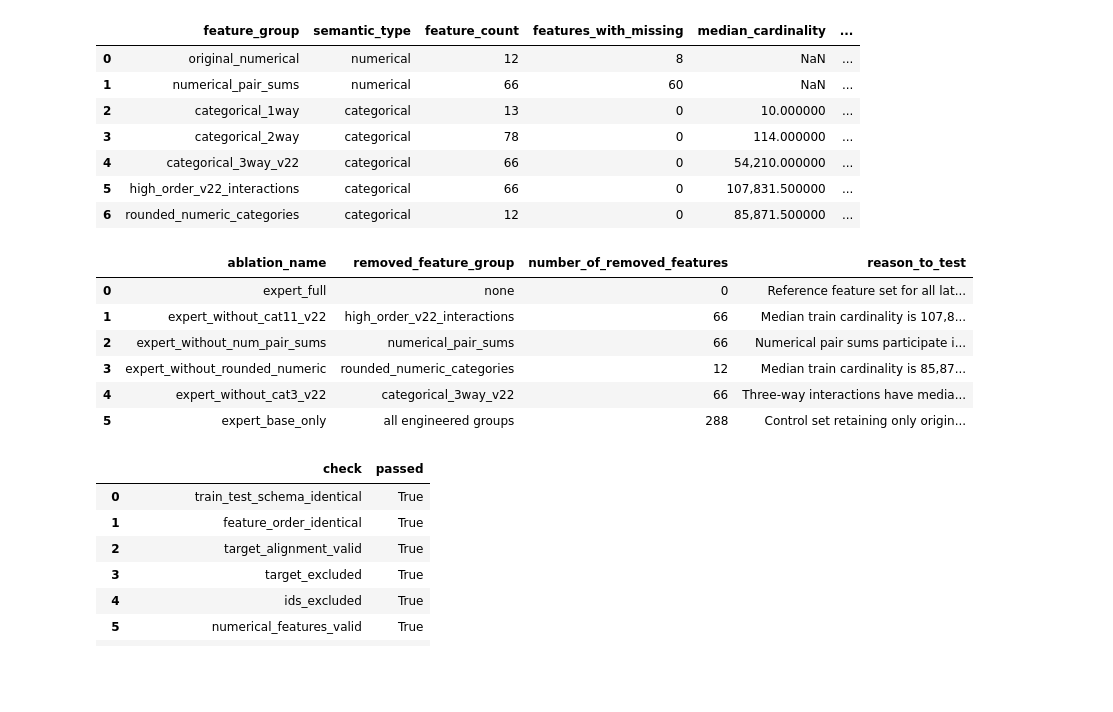
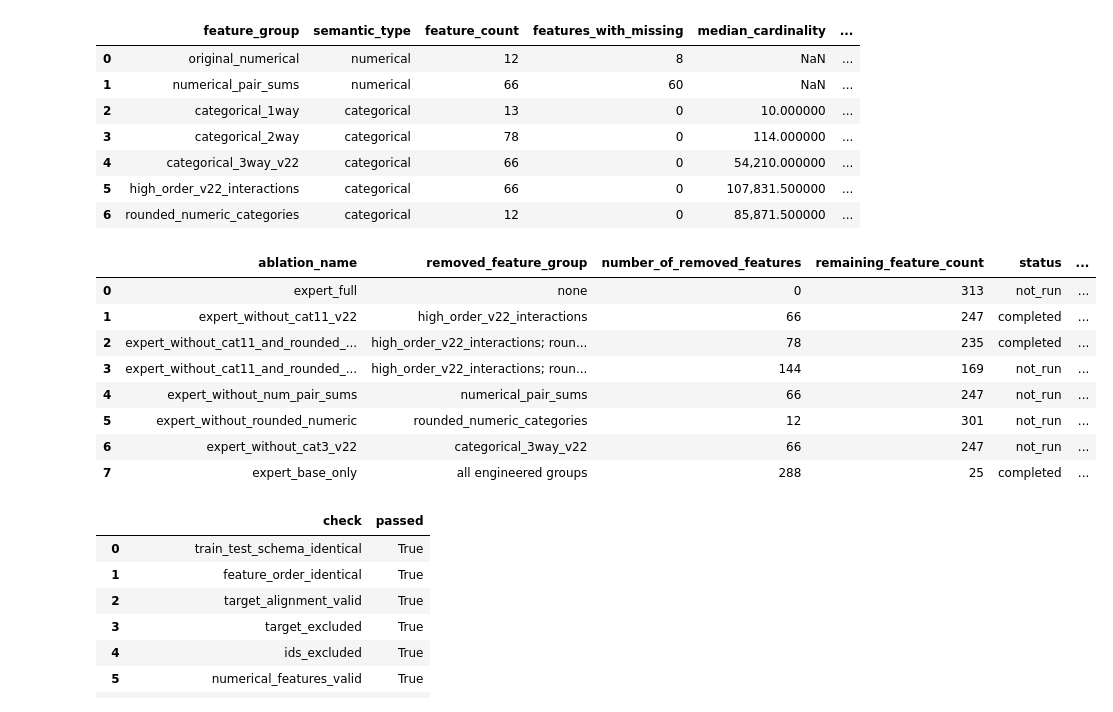
Before and after one commit to PNT131ITMO/Intelligent-Insurance-Claims-Triage-System, a Jupyter notebook: notebooks/feature_analysis.ipynb, the cells around one changed output. Cells and saved outputs as stored; diff of their text form; code cells hidden in the pictures; blank space fills up the shorter version.

Commit message:
Expert_without_cat11_and_rounded_numeric

```diff
--- a/notebooks/feature_analysis.ipynb
+++ b/notebooks/feature_analysis.ipynb
@@ -585,33 +585,76 @@ display(feature_family_health)
 # %%
 def family_value(table: pd.DataFrame, group: str, column: str) -> float:
     return float(table.loc[table["feature_group"].eq(group), column].iloc[0])
 
 cat11_cardinality = family_value(cardinality_by_group, "high_order_v22_interactions", "median_train_cardinality")
 cat11_shift = categorical_shift.loc[categorical_shift["feature_group"].eq("high_order_v22_interactions"), "shift_value"].median()
 rounded_cardinality = family_value(cardinality_by_group, "rounded_numeric_categories", "median_train_cardinality")
 rounded_shift = categorical_shift.loc[categorical_shift["feature_group"].eq("rounded_numeric_categories"), "shift_value"].median()
 cat3_shift = categorical_shift.loc[categorical_shift["feature_group"].eq("categorical_3way_v22"), "shift_value"].median()
 pair_sum_correlations = ((numerical_correlations["group_a"].eq("numerical_pair_sums")) | (numerical_correlations["group_b"].eq("numerical_pair_sums"))).sum()
 
+feature_counts = manifest["generated_feature_counts"]
+total_feature_count = X_train.shape[1]
+base_feature_count = feature_counts["original_numerical"] + feature_counts["categorical_1way"]
+
 ablation_candidates = pd.DataFrame([
-    {"ablation_name": "expert_full", "removed_feature_group": "none", "number_of_removed_features": 0, "reason_to_test": "Reference feature set for all later comparisons."},
-    {"ablation_name": "expert_without_cat11_v22", "removed_feature_group": "high_order_v22_interactions", "number_of_removed_features": manifest["generated_feature_counts"]["high_order_v22_interactions"], "reason_to_test": f"Median train cardinality is {cat11_cardinality:,.0f}; median JS distance is {cat11_shift:.4f}."},
-    {"ablation_name": "expert_without_num_pair_sums", "removed_feature_group": "numerical_pair_sums", "number_of_removed_features": manifest["generated_feature_counts"]["numerical_pair_sums"], "reason_to_test": f"Numerical pair sums participate in {pair_sum_correlations} pairs with absolute correlation at least 0.98."},
-    {"ablation_name": "expert_without_rounded_numeric", "removed_feature_group": "rounded_numeric_categories", "number_of_removed_features": manifest["generated_feature_counts"]["rounded_numeric_categories"], "reason_to_test": f"Median train cardinality is {rounded_cardinality:,.0f}; median JS distance is {rounded_shift:.4f}."},
-    {"ablation_name": "expert_without_cat3_v22", "removed_feature_group": "categorical_3way_v22", "number_of_removed_features": manifest["generated_feature_counts"]["categorical_3way_v22"], "reason_to_test": f"Three-way interactions have median JS distance {cat3_shift:.4f} and high cardinality."},
-    {"ablation_name": "expert_base_only", "removed_feature_group": "all engineered groups", "number_of_removed_features": X_train.shape[1] - manifest["generated_feature_counts"]["original_numerical"] - manifest["generated_feature_counts"]["categorical_1way"], "reason_to_test": "Control set retaining only original numerical and encoded one-way categorical features."},
+    {"ablation_name": "expert_full", "removed_feature_group": "none", "number_of_removed_features": 0, "remaining_feature_count": total_feature_count, "reason_to_test": "Reference feature set for all later comparisons.", "notes": ""},
+    {"ablation_name": "expert_without_cat11_v22", "removed_feature_group": "high_order_v22_interactions", "number_of_removed_features": feature_counts["high_order_v22_interactions"], "remaining_feature_count": total_feature_count - feature_counts["high_order_v22_interactions"], "reason_to_test": f"Median train cardinality is {cat11_cardinality:,.0f}; median JS distance is {cat11_shift:.4f}.", "notes": "Best completed OOF Log Loss so far."},
+    {"ablation_name": "expert_without_cat11_and_rounded_numeric", "removed_feature_group": "high_order_v22_interactions; rounded_numeric_categories", "number_of_removed_features": feature_counts["high_order_v22_interactions"] + feature_counts["rounded_numeric_categories"], "remaining_feature_count": total_feature_count - feature_counts["high_order_v22_interactions"] - feature_counts["rounded_numeric_categories"], "reason_to_test": "Backward ablation testing whether rounded numerical categories add value after removing cat11 interactions.", "notes": "Practically tied with expert_without_cat11_v22."},
+    {"ablation_name": "expert_without_cat11_and_rounded_numeric_and_num_pair_sums", "removed_feature_group": "high_order_v22_interactions; rounded_numeric_categories; numerical_pair_sums", "number_of_removed_features": feature_counts["high_order_v22_interactions"] + feature_counts["rounded_numeric_categories"] + feature_counts["numerical_pair_sums"], "remaining_feature_count": total_feature_count - feature_counts["high_order_v22_interactions"] - feature_counts["rounded_numeric_categories"] - feature_counts["numerical_pair_sums"], "reason_to_test": f"Sequential backward ablation; numerical pair sums participate in {pair_sum_correlations} pairs with absolute correlation at least 0.98.", "notes": "Next experiment to run."},
+    {"ablation_name": "expert_without_num_pair_sums", "removed_feature_group": "numerical_pair_sums", "number_of_removed_features": feature_counts["numerical_pair_sums"], "remaining_feature_count": total_feature_count - feature_counts["numerical_pair_sums"], "reason_to_test": f"Numerical pair sums participate in {pair_sum_correlations} pairs with absolute correlation at least 0.98.", "notes": "Standalone variant retained for one-group-at-a-time comparison."},
+    {"ablation_name": "expert_without_rounded_numeric", "removed_feature_group": "rounded_numeric_categories", "number_of_removed_features": feature_counts["rounded_numeric_categories"], "remaining_feature_count": total_feature_count - feature_counts["rounded_numeric_categories"], "reason_to_test": f"Median train cardinality is {rounded_cardinality:,.0f}; median JS distance is {rounded_shift:.4f}.", "notes": "Standalone variant has not been run; only the combined backward ablation is complete."},
+    {"ablation_name": "expert_without_cat3_v22", "removed_feature_group": "categorical_3way_v22", "number_of_removed_features": feature_counts["categorical_3way_v22"], "remaining_feature_count": total_feature_count - feature_counts["categorical_3way_v22"], "reason_to_test": f"Three-way interactions have median JS distance {cat3_shift:.4f} and high cardinality.", "notes": ""},
+    {"ablation_name": "expert_base_only", "removed_feature_group": "all engineered groups", "number_of_removed_features": total_feature_count - base_feature_count, "remaining_feature_count": base_feature_count, "reason_to_test": "Control set retaining only original numerical and encoded one-way categorical features.", "notes": "Uses the 3000-iteration v2 run; the earlier 1000-iteration result remains under reports/experiments/baseline."},
 ])
 
+ablation_candidates["status"] = "not_run"
+ablation_candidates["experiment_directory"] = ""
+for metric_name in ["oof_log_loss", "roc_auc", "average_precision", "brier_score"]:
+    ablation_candidates[metric_name] = np.nan
+
+completed_experiments = {
+    "expert_base_only": "expert_base_only_v2",
+    "expert_without_cat11_v22": "expert_without_cat11_v22",
+    "expert_without_cat11_and_rounded_numeric": "expert_without_cat11_and_rounded_numeric",
+}
+for ablation_name, directory_name in completed_experiments.items():
+    relative_directory = Path("reports") / "experiments" / directory_name
+    metrics_path = PROJECT_ROOT / relative_directory / "overall_metrics.csv"
+    if not metrics_path.exists():
+        continue
+    metrics_table = pd.read_csv(metrics_path)
+    catboost_rows = metrics_table.loc[metrics_table["model"].eq("catboost")]
+    if len(catboost_rows) != 1:
+        raise ValueError(f"Expected one CatBoost row in {metrics_path}, found {len(catboost_rows)}")
+    result = catboost_rows.iloc[0]
+    row_mask = ablation_candidates["ablation_name"].eq(ablation_name)
+    ablation_candidates.loc[row_mask, "status"] = "completed"
+    ablation_candidates.loc[row_mask, "experiment_directory"] = relative_directory.as_posix()
+    ablation_candidates.loc[row_mask, "oof_log_loss"] = result["log_loss"]
+    ablation_candidates.loc[row_mask, "roc_auc"] = result["roc_auc"]
+    ablation_candidates.loc[row_mask, "average_precision"] = result["average_precision"]
+    ablation_candidates.loc[row_mask, "brier_score"] = result["brier_score"]
+
+column_order = [
+    "ablation_name", "removed_feature_group", "number_of_removed_features",
+    "remaining_feature_count", "status", "experiment_directory",
+    "oof_log_loss", "roc_auc", "average_precision", "brier_score",
+    "reason_to_test", "notes",
+]
+ablation_candidates = ablation_candidates[column_order]
 ablation_candidates.to_csv(METRICS_DIR / "ablation_candidates.csv", index=False)
 display(ablation_candidates)
 # %% [output]
-|  | ablation_name | removed_feature_group | number_of_removed_features | reason_to_test |
-| 0 | expert_full | none | 0 | Reference feature set for all lat... |
-| 1 | expert_without_cat11_v22 | high_order_v22_interactions | 66 | Median train cardinality is 107,8... |
-| 2 | expert_without_num_pair_sums | numerical_pair_sums | 66 | Numerical pair sums participate i... |
-| 3 | expert_without_rounded_numeric | rounded_numeric_categories | 12 | Median train cardinality is 85,87... |
-| 4 | expert_without_cat3_v22 | categorical_3way_v22 | 66 | Three-way interactions have media... |
-| 5 | expert_base_only | all engineered groups | 288 | Control set retaining only origin... |
+|  | ablation_name | removed_feature_group | number_of_removed_features | remaining_feature_count | status | ... |
+| 0 | expert_full | none | 0 | 313 | not_run | ... |
+| 1 | expert_without_cat11_v22 | high_order_v22_interactions | 66 | 247 | completed | ... |
+| 2 | expert_without_cat11_and_rounded_... | high_order_v22_interactions; roun... | 78 | 235 | completed | ... |
+| 3 | expert_without_cat11_and_rounded_... | high_order_v22_interactions; roun... | 144 | 169 | not_run | ... |
+| 4 | expert_without_num_pair_sums | numerical_pair_sums | 66 | 247 | not_run | ... |
+| 5 | expert_without_rounded_numeric | rounded_numeric_categories | 12 | 301 | not_run | ... |
+| 6 | expert_without_cat3_v22 | categorical_3way_v22 | 66 | 247 | not_run | ... |
+| 7 | expert_base_only | all engineered groups | 288 | 25 | completed | ... |
 # %%
 missing_groups = set(feature_missingness.loc[feature_missingness["train_missing_count"] > 0, "feature_group"])
 supported_missing_groups = {"original_numerical", "numerical_pair_sums"}
```
Also changed, not shown: 14 other files.
